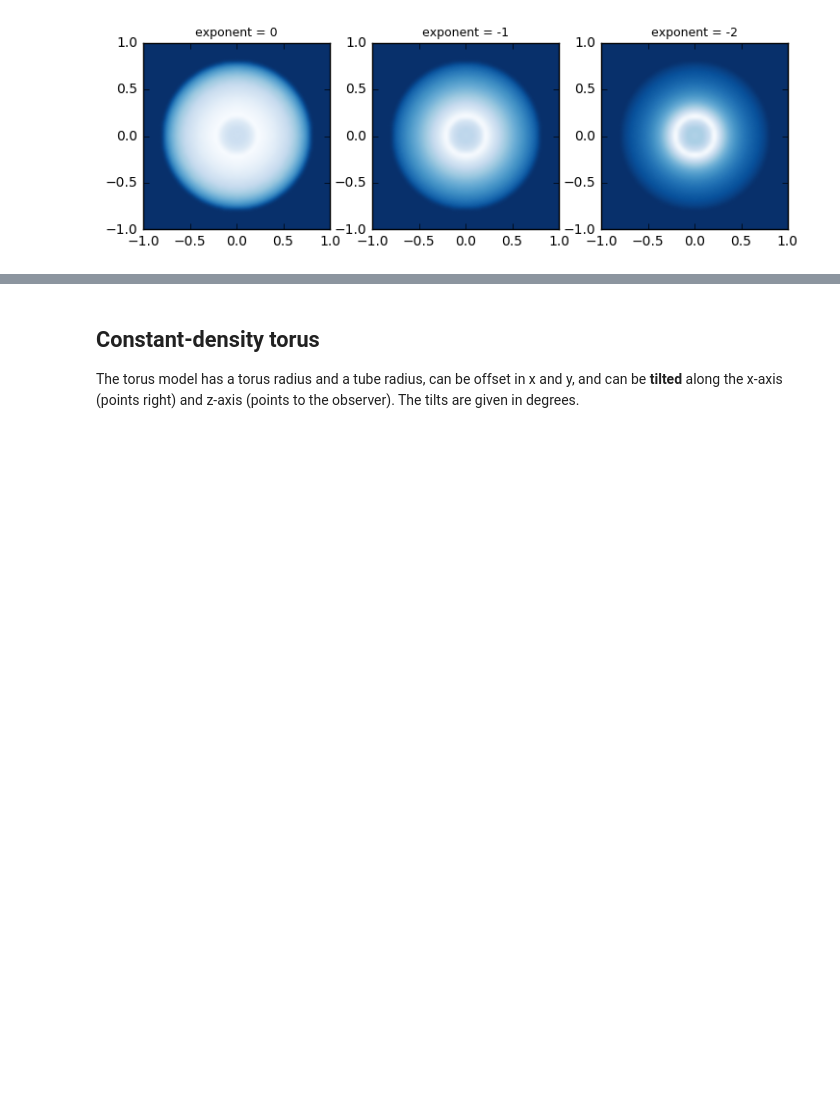
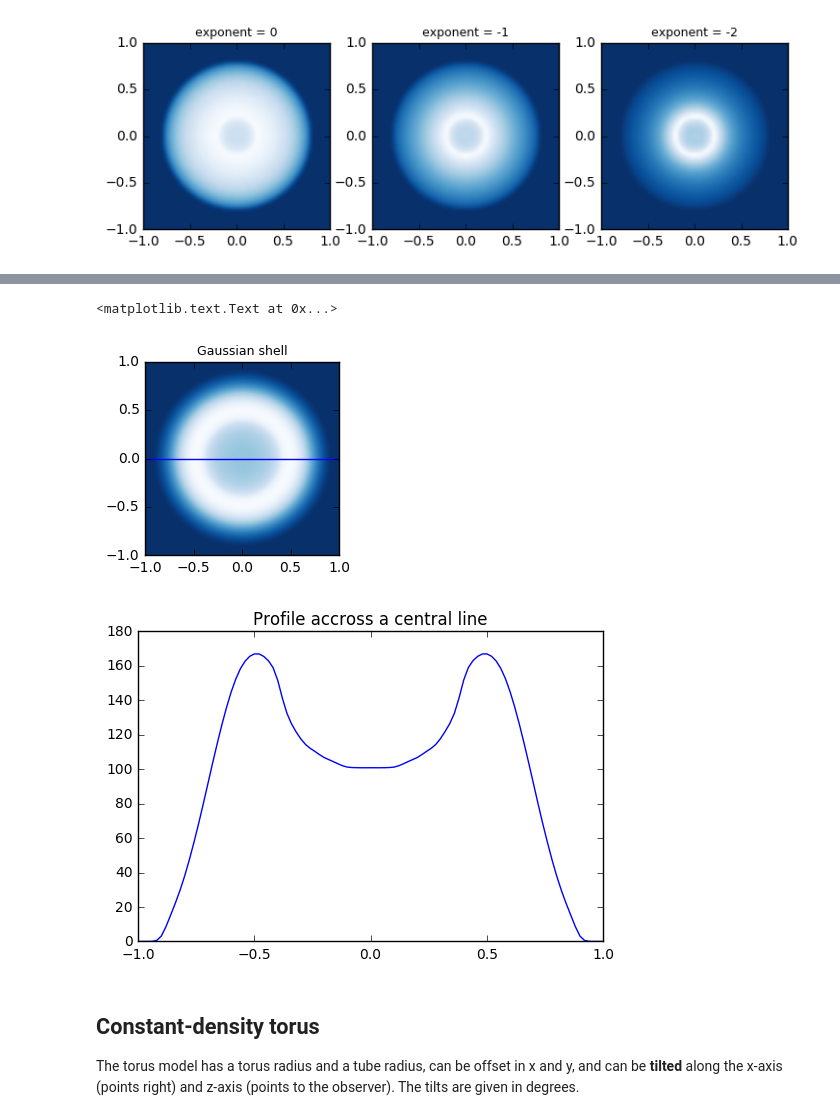
Before and after one commit to rnikutta/rhocube, a Jupyter notebook: rhocube.ipynb, the cells around one changed output, grey strips where cells are left out. Cells and saved outputs as stored; diff of their text form; code cells hidden in the pictures; blank space fills up the shorter version.

```diff
--- a/rhocube.ipynb
+++ b/rhocube.ipynb
@@ -62,3 +65,16 @@ myplot(images,titles)
+# %%
+model = TruncatedNormalShell(101)   # npix, radial exponent 1/r^exponent (0 = constant-density shell)
+args = (0.6,0.15,0.4,0.9,0,0,None)  # r, sigma, rlo, rup, xoff, yoff, weight
+model(*args)  # call the model instance with these parameter values
+myplot(model.image,("Gaussian shell",))
+p.axhline(0)  # indicate profile line
+fig2 = p.figure()
+p.plot(N.linspace(-1,1,model.npix),model.image[model.npix/2,:]) # plot the profile accross the image
+p.title("Profile accross a central line")
+# %% [output]
+<matplotlib.text.Text at 0x...>
+[figure, added]
+[figure, added]
 # %% [markdown]
 ## Constant-density torus
 The torus model has a torus radius and a tube radius, can be offset in x and y, and can be **tilted** along the x-axis (points right) and z-axis (points to the observer). The tilts are given in degrees.
```
Also changed, not shown: parts of 7 cells of this notebook, 1 other file.
